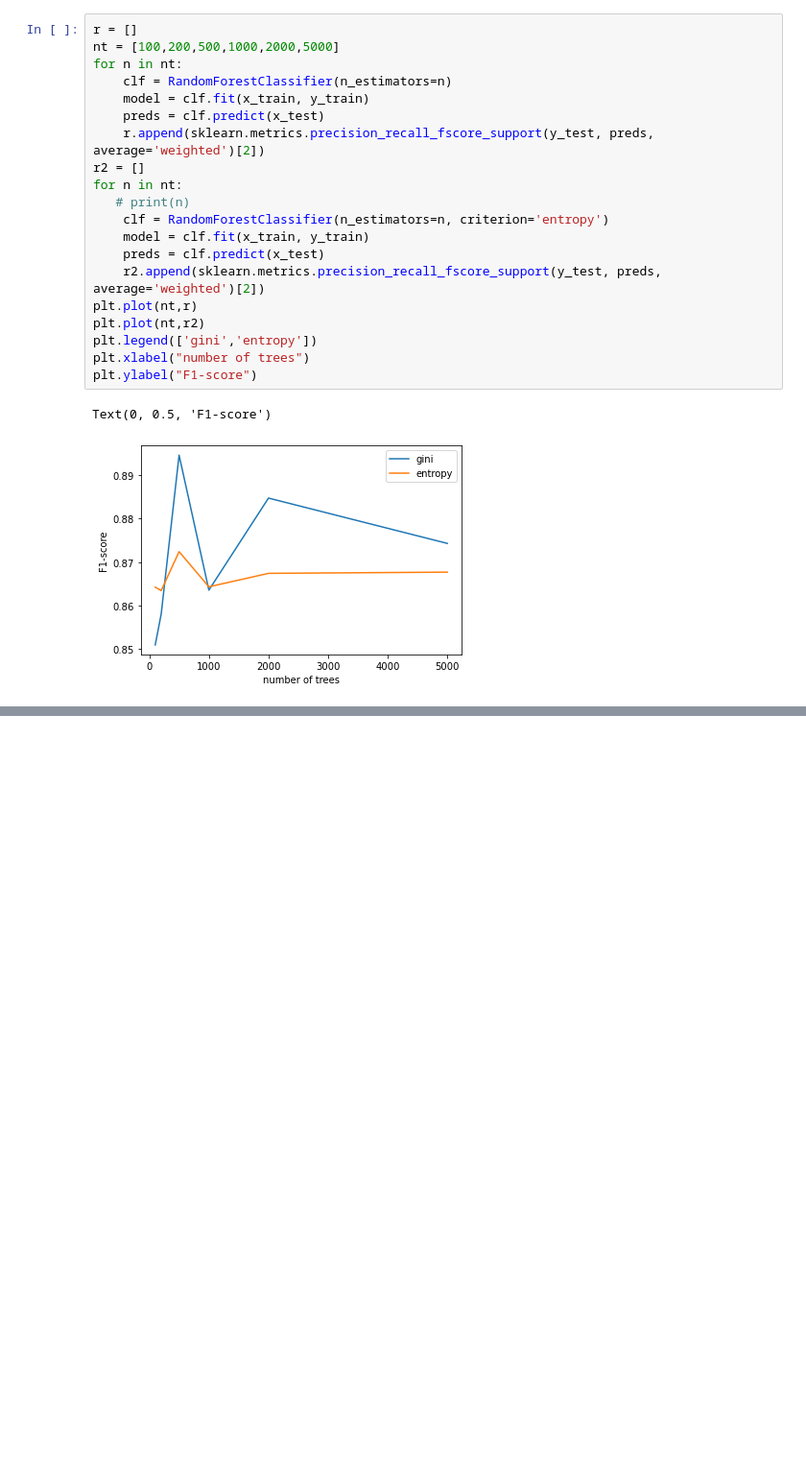
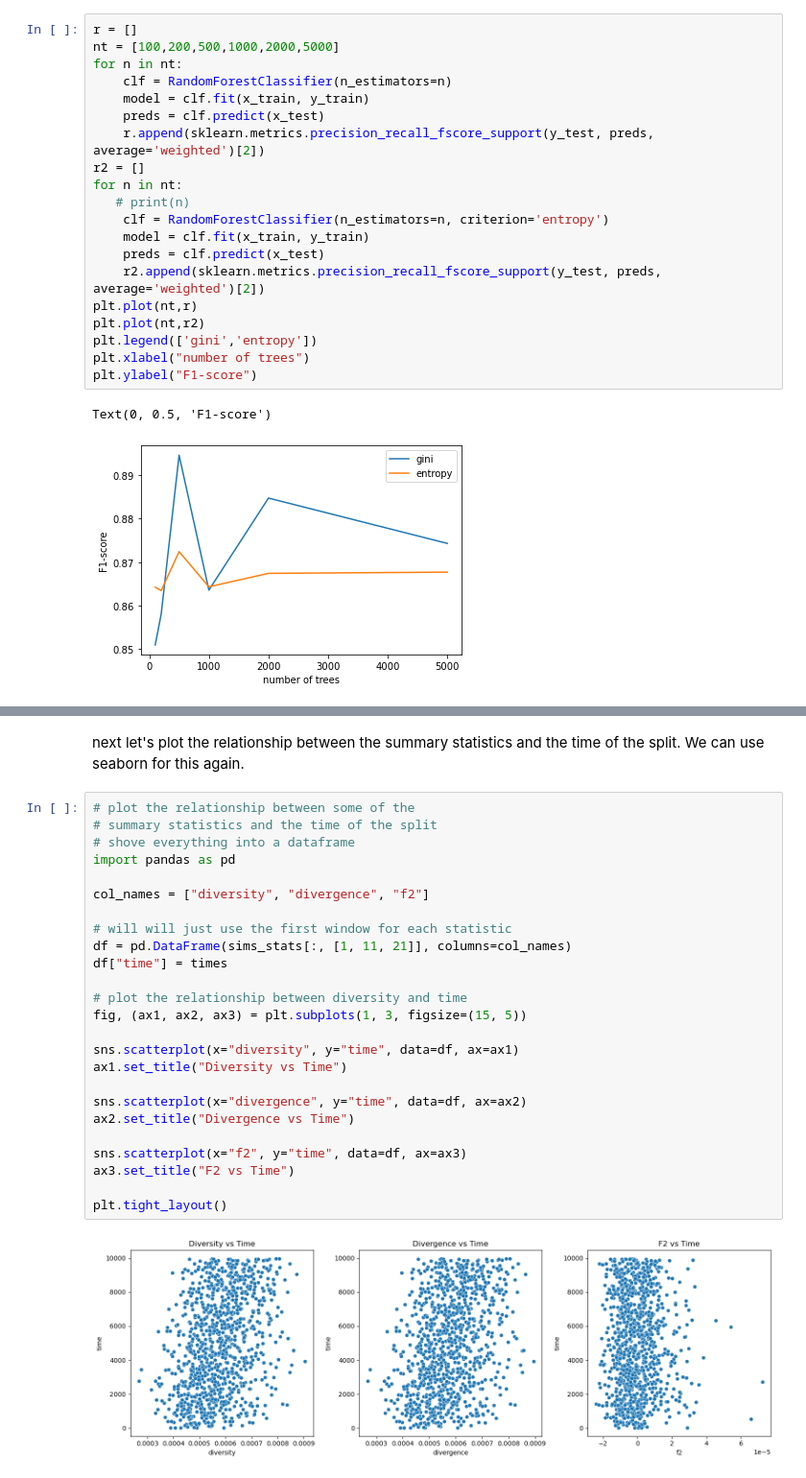
Before and after one commit to andrewkern/evomics, a Jupyter notebook: evomics_ml_workshop.ipynb, the cells around one changed output, grey strips where cells are left out. Shown at 96% size. Saved outputs shown, nothing was run; the diff lists cells and outputs as text; blank space fills up the shorter version.

```diff
--- a/evomics_ml_workshop.ipynb
+++ b/evomics_ml_workshop.ipynb
@@ -551,0 +825,29 @@ Text(0, 0.5, 'F1-score')
+# %% [markdown]
+next let's plot the relationship between the summary statistics and the time of the split. We can use seaborn for this again.
+# %%
+# plot the relationship between some of the
+# summary statistics and the time of the split
+# shove everything into a dataframe
+import pandas as pd
+
+col_names = ["diversity", "divergence", "f2"]
+
+# will will just use the first window for each statistic
+df = pd.DataFrame(sims_stats[:, [1, 11, 21]], columns=col_names)
+df["time"] = times
+
+# plot the relationship between diversity and time
+fig, (ax1, ax2, ax3) = plt.subplots(1, 3, figsize=(15, 5))
+
+sns.scatterplot(x="diversity", y="time", data=df, ax=ax1)
+ax1.set_title("Diversity vs Time")
+
+sns.scatterplot(x="divergence", y="time", data=df, ax=ax2)
+ax2.set_title("Divergence vs Time")
+
+sns.scatterplot(x="f2", y="time", data=df, ax=ax3)
+ax3.set_title("F2 vs Time")
+
+plt.tight_layout()
+# %% [output]
+[figure, added]
```
Also changed, not shown: parts of 36 cells of this notebook, 1 other file.
